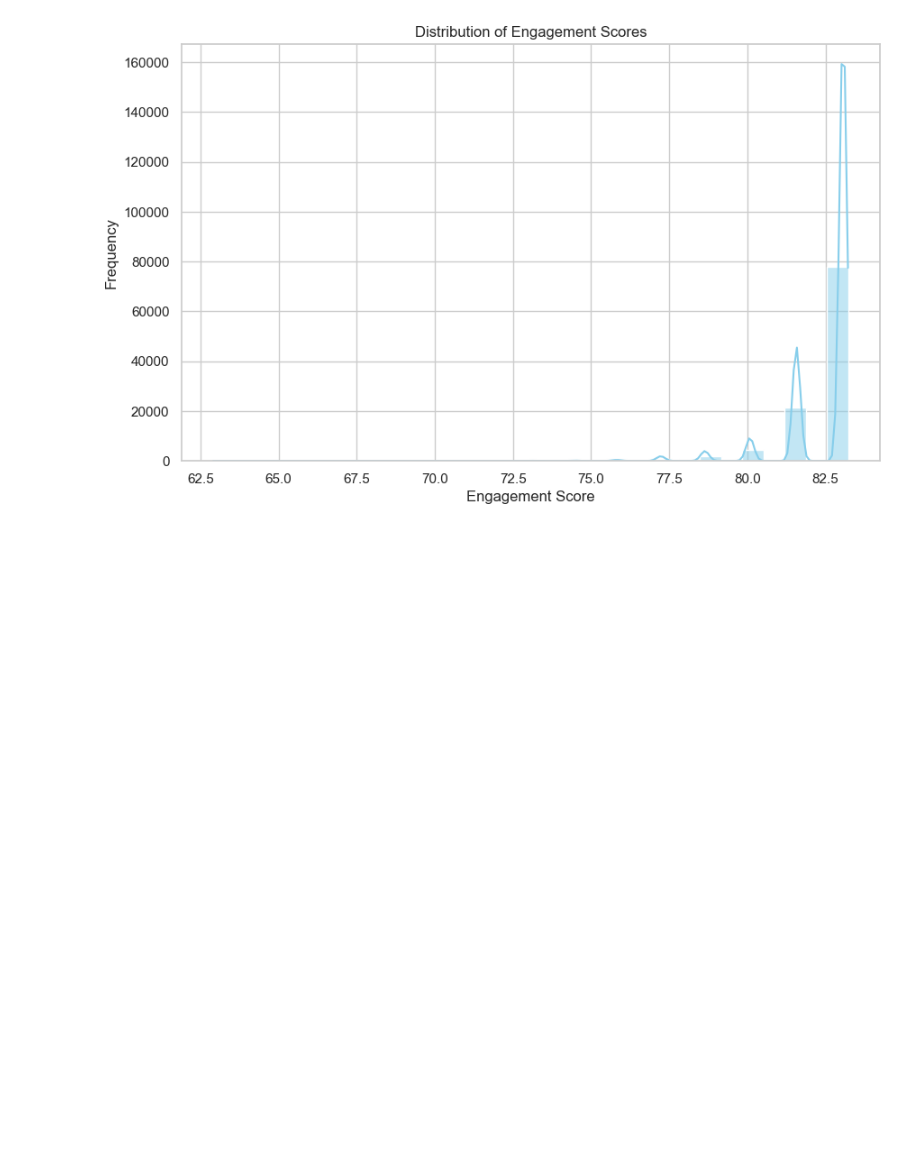
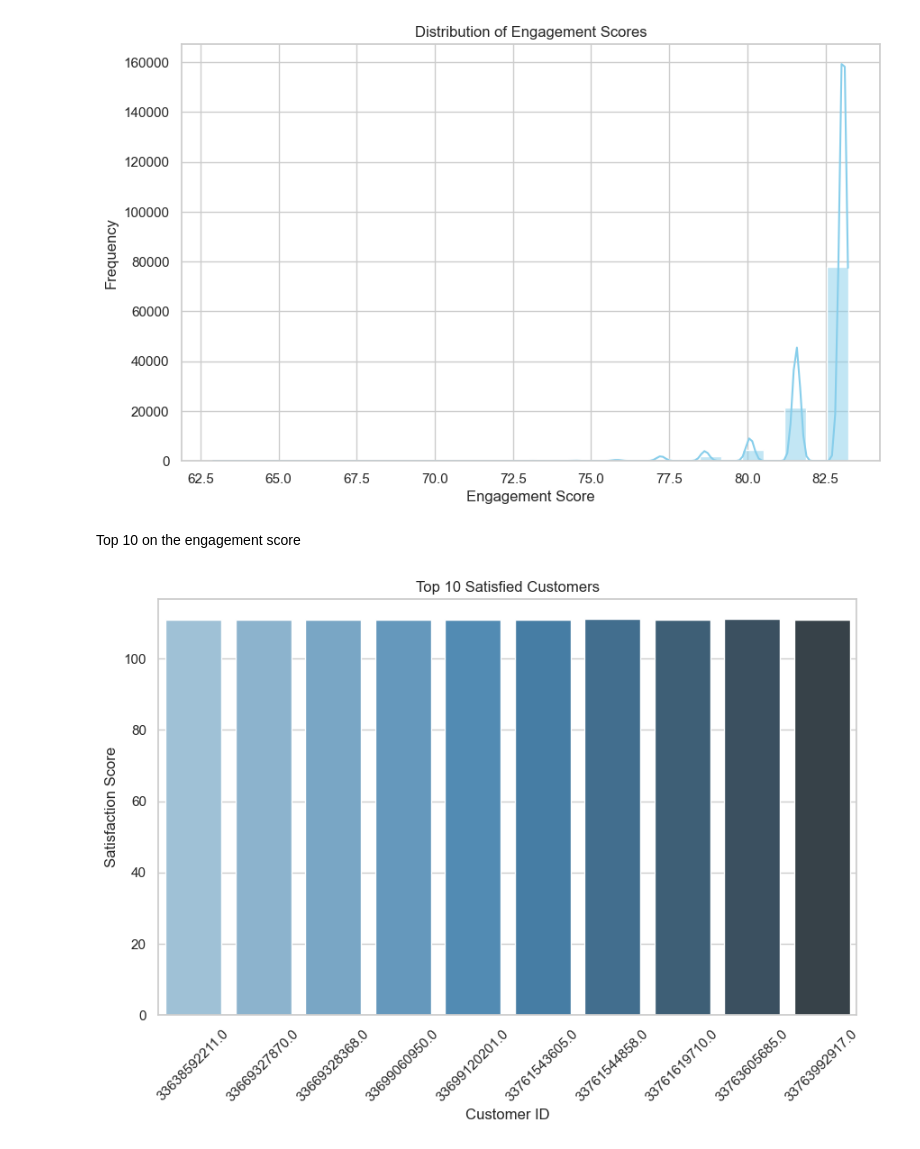
Before and after one commit to Basi10/Telecom-Data-Analysis, a Jupyter notebook: notebooks/user-satisfaction.ipynb, the cells around one changed output. Drawn from its saved outputs; the diff is of its cells as text; code cells hidden in the pictures; blank space fills up the shorter version.

```diff
--- a/notebooks/user-satisfaction.ipynb
+++ b/notebooks/user-satisfaction.ipynb
@@ -89,7 +90,7 @@ less_engaged_cluster_index = 0
 engagement_scores = distances[:, less_engaged_cluster_index]
 
 # Add the engagement scores to the DataFrame
-agg_data['Engagement_Score'] = engagement_scores
+agg_data['Experience_Score'] = engagement_scores
 # %%
 # Set the style for better visualization
 sns.set(style="whitegrid")
@@ -164,3 +164,22 @@ plt.title('Distribution of Engagement Scores')
 plt.show()
 # %% [output]
 [figure]
+# %% [markdown]
+Top 10 on the engagement score
+# %%
+agg_data['Engagement_Score'] = data_aggregate['Engagement_Score']
+# %%
+agg_data['Satisfaction_Score'] = agg_data['Experience_Score'] + agg_data['Engagement_Score']
+# %%
+satified_customer = agg_data.nlargest(10,'Satisfaction_Score')
+# %%
+#Plot the top 10 satisfied customers
+plt.figure(figsize=(10, 6))
+sns.barplot(x=satified_customer.index, y="Satisfaction_Score", data=satified_customer, palette="Blues_d")
+plt.title('Top 10 Satisfied Customers')
+plt.xlabel('Customer ID')
+plt.ylabel('Satisfaction Score')
+plt.xticks(rotation=45)
+plt.show()
+# %% [output]
+[figure, added]
```
Also changed, not shown: parts of 6 cells of this notebook.
